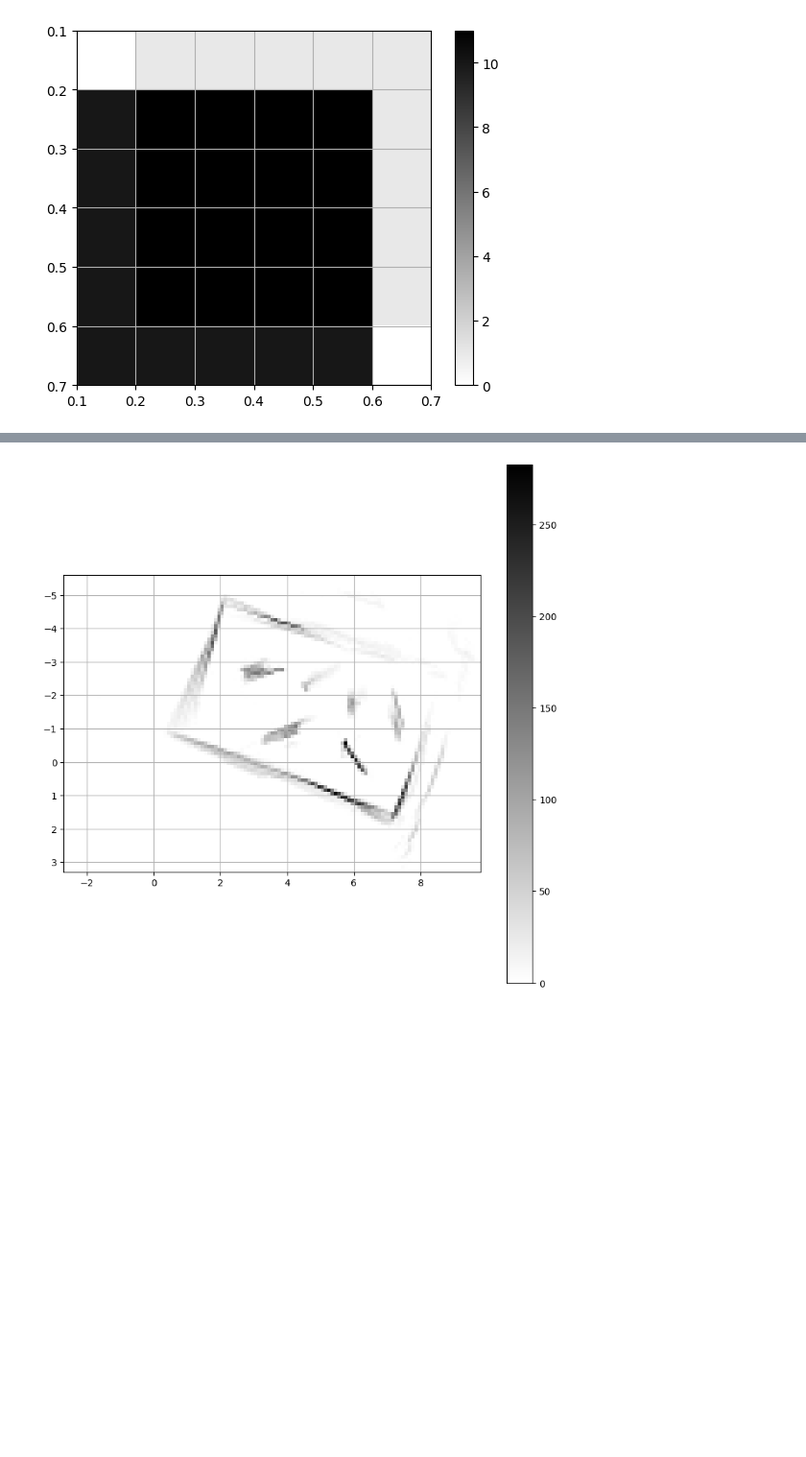
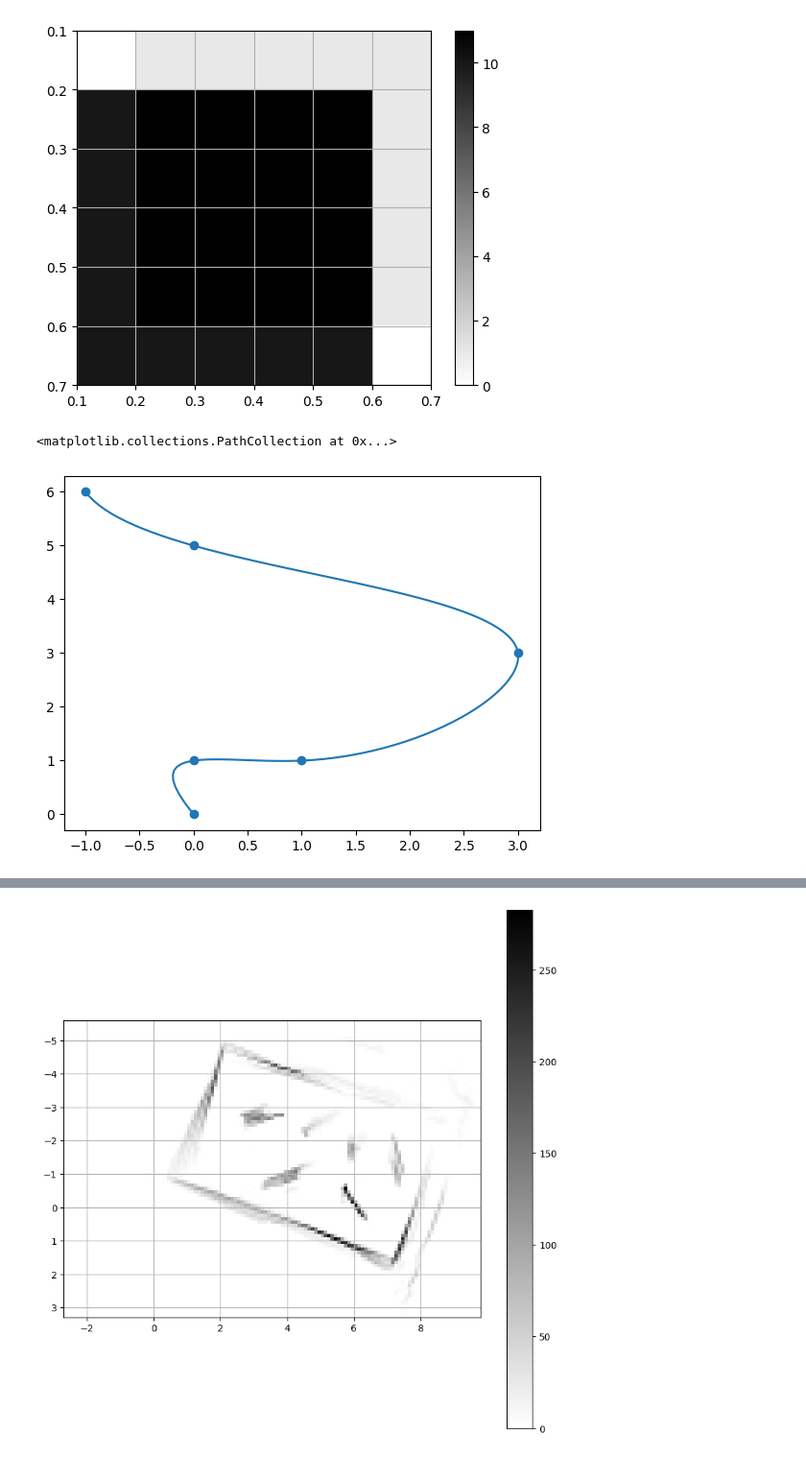
Before and after one commit to n04ka/youBot-brick-layer, a Jupyter notebook: debug.ipynb, the cells around one changed output, grey strips where cells are left out. Shown at 96% size. Cells and saved outputs as stored; diff of their text form; code cells hidden in the pictures; blank space fills up the shorter version.

```diff
--- a/debug.ipynb
+++ b/debug.ipynb
@@ -89,3 +89,20 @@ a.update(b)
 a.show()
 # %% [output]
 [figure]
+# %%
+import numpy as np
+import scipy.interpolate as interp
+
+def interpolate_polyline(polyline, num_points):
+    tck, u = interp.splprep(polyline.T, s=0)
+    u = np.linspace(0.0, 1.0, num_points)
+    return np.array(interp.splev(u, tck)).transpose()
+
+A = np.array([[0, 0], [0, 1], [1, 1], [3, 3], [0, 5], [-1, 6]])
+
+B = interpolate_polyline(A, 100)
+plt.plot(*B.transpose())
+plt.scatter(*A.transpose())
+# %% [output]
+<matplotlib.collections.PathCollection at 0x...>
+[figure, added]
```
Also changed, not shown: parts of 13 cells of this notebook, 29 other files.
